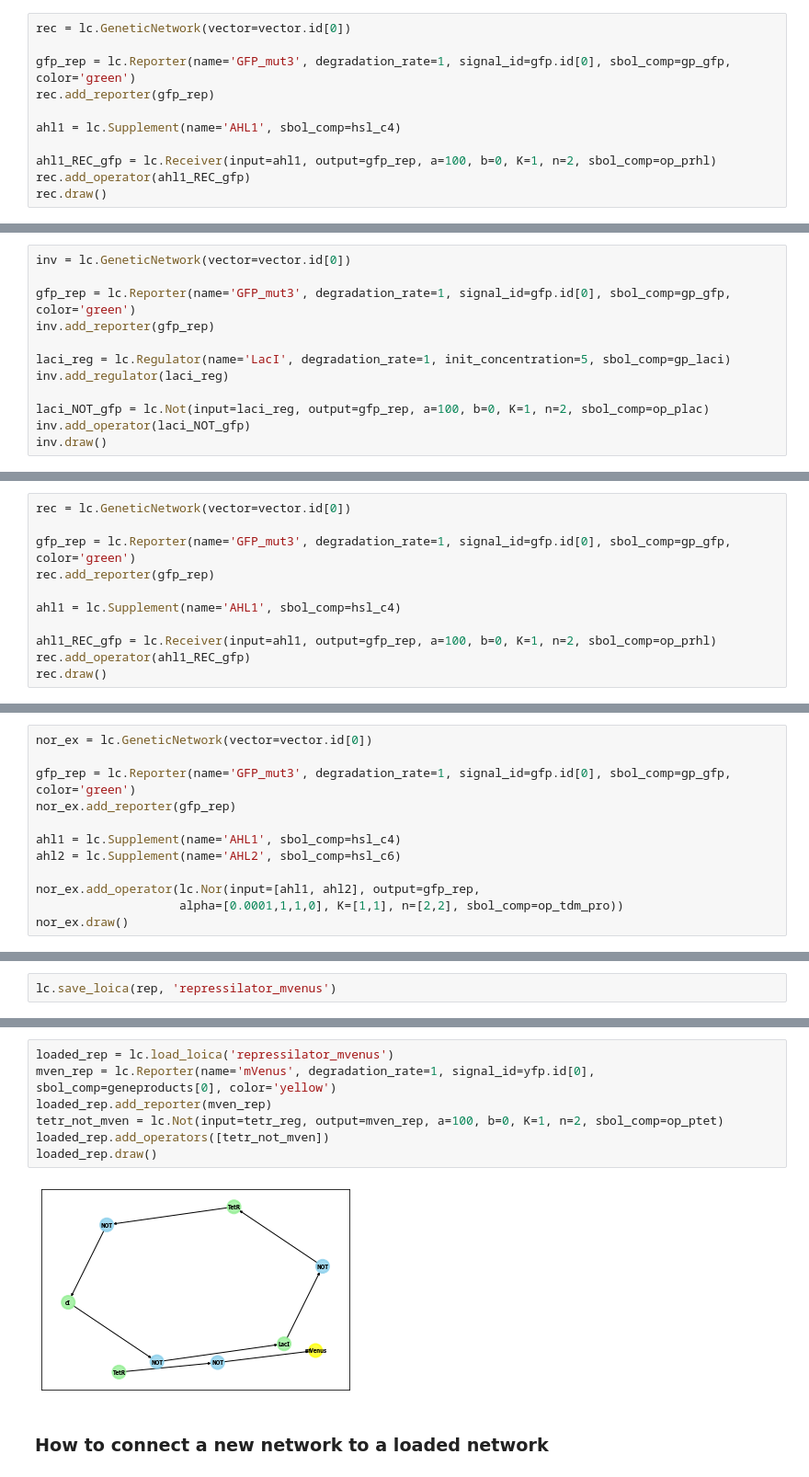
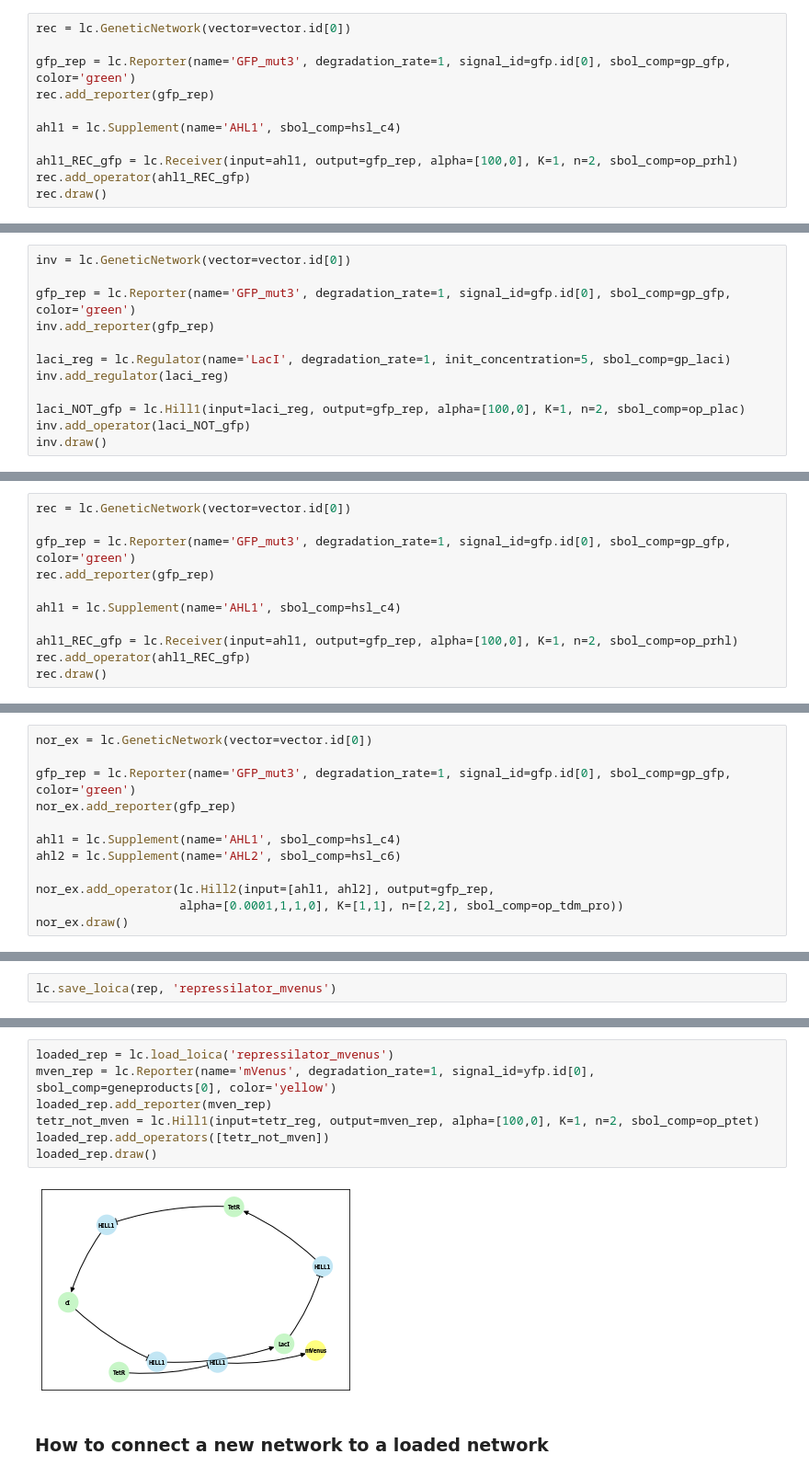
Before and after one commit to RudgeLab/LOICA, a Jupyter notebook: notebooks/LOICA_DEMO_Operators.ipynb, the cells around one changed output, grey strips where cells are left out. Shown at 92% size. Drawn from its saved outputs; the diff is of its cells as text.

Commit message:
SBOL export and notebook update

```diff
--- a/notebooks/LOICA_DEMO_Operators.ipynb
+++ b/notebooks/LOICA_DEMO_Operators.ipynb
@@ -230,7 +231,7 @@ rec.add_reporter(gfp_rep)
 
 ahl1 = lc.Supplement(name='AHL1', sbol_comp=hsl_c4)
 
-ahl1_REC_gfp = lc.Receiver(input=ahl1, output=gfp_rep, a=100, b=0, K=1, n=2, sbol_comp=op_prhl)
+ahl1_REC_gfp = lc.Receiver(input=ahl1, output=gfp_rep, alpha=[100,0], K=1, n=2, sbol_comp=op_prhl)
 rec.add_operator(ahl1_REC_gfp)
 rec.draw()
 # %% [output]
@@ -342,7 +343,7 @@ inv.add_reporter(gfp_rep)
 laci_reg = lc.Regulator(name='LacI', degradation_rate=1, init_concentration=5, sbol_comp=gp_laci)
 inv.add_regulator(laci_reg)
 
-laci_NOT_gfp = lc.Not(input=laci_reg, output=gfp_rep, a=100, b=0, K=1, n=2, sbol_comp=op_plac)
+laci_NOT_gfp = lc.Hill1(input=laci_reg, output=gfp_rep, alpha=[100,0], K=1, n=2, sbol_comp=op_plac)
 inv.add_operator(laci_NOT_gfp)
 inv.draw()
 # %% [output]
@@ -451,7 +452,7 @@ rec.add_reporter(gfp_rep)
 
 ahl1 = lc.Supplement(name='AHL1', sbol_comp=hsl_c4)
 
-ahl1_REC_gfp = lc.Receiver(input=ahl1, output=gfp_rep, a=100, b=0, K=1, n=2, sbol_comp=op_prhl)
+ahl1_REC_gfp = lc.Receiver(input=ahl1, output=gfp_rep, alpha=[100,0], K=1, n=2, sbol_comp=op_prhl)
 rec.add_operator(ahl1_REC_gfp)
 rec.draw()
 # %% [output]
@@ -573,7 +574,7 @@ nor_ex.add_reporter(gfp_rep)
 ahl1 = lc.Supplement(name='AHL1', sbol_comp=hsl_c4)
 ahl2 = lc.Supplement(name='AHL2', sbol_comp=hsl_c6)
 
-nor_ex.add_operator(lc.Nor(input=[ahl1, ahl2], output=gfp_rep,
+nor_ex.add_operator(lc.Hill2(input=[ahl1, ahl2], output=gfp_rep,
                     alpha=[0.0001,1,1,0], K=[1,1], n=[2,2], sbol_comp=op_tdm_pro))
 nor_ex.draw()
 # %% [output]
@@ -815,12 +816,12 @@ loaded_rep.draw()
 # %%
 loaded_rep = lc.load_loica('repressilator_mvenus')
 mven_rep = lc.Reporter(name='mVenus', degradation_rate=1, signal_id=yfp.id[0], sbol_comp=geneproducts[0], color='yellow')
 loaded_rep.add_reporter(mven_rep)
-tetr_not_mven = lc.Not(input=tetr_reg, output=mven_rep, a=100, b=0, K=1, n=2, sbol_comp=op_ptet)
+tetr_not_mven = lc.Hill1(input=tetr_reg, output=mven_rep, alpha=[100,0], K=1, n=2, sbol_comp=op_ptet)
 loaded_rep.add_operators([tetr_not_mven])
 loaded_rep.draw()
 # %% [output]
-[figure, old version]
+[figure, new version]
 # %% [markdown]
 ### How to connect a new network to a loaded network
 # %% [markdown]
```
Also changed, not shown: parts of 20 cells of this notebook, 3 other files.
